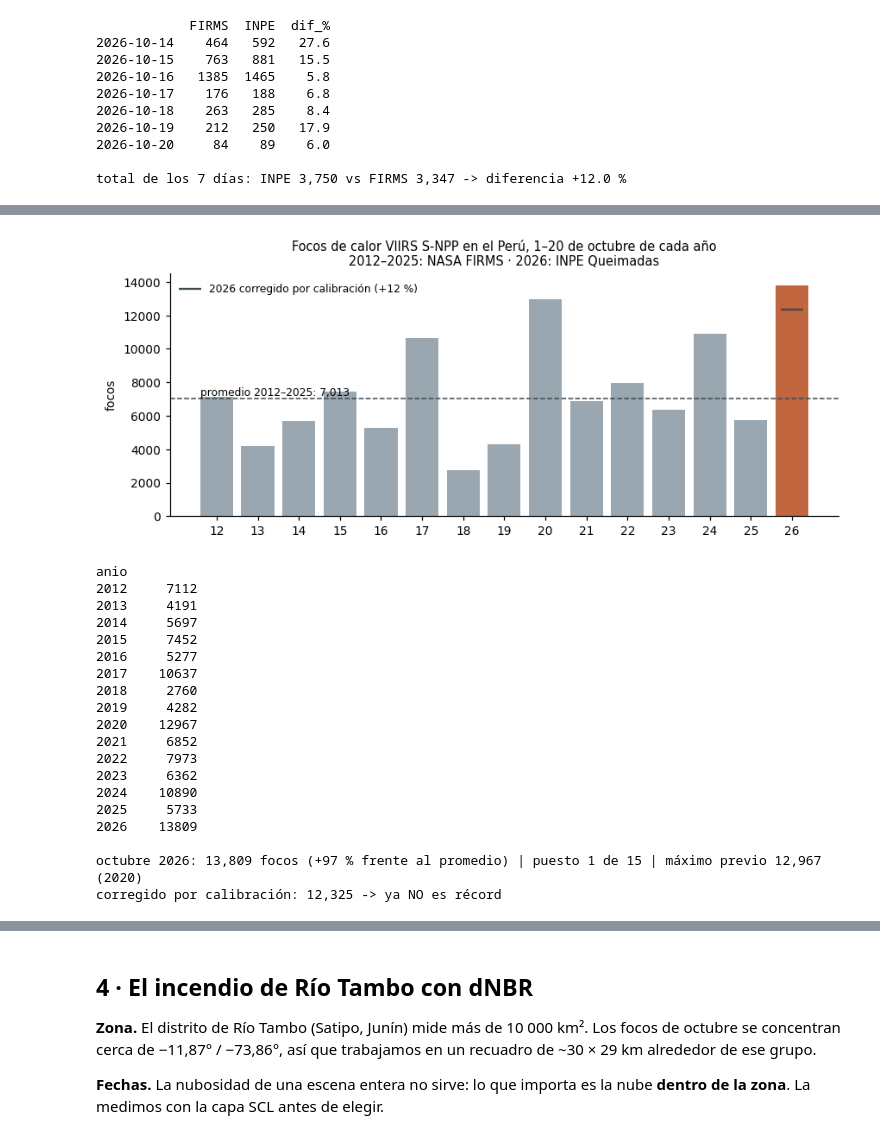
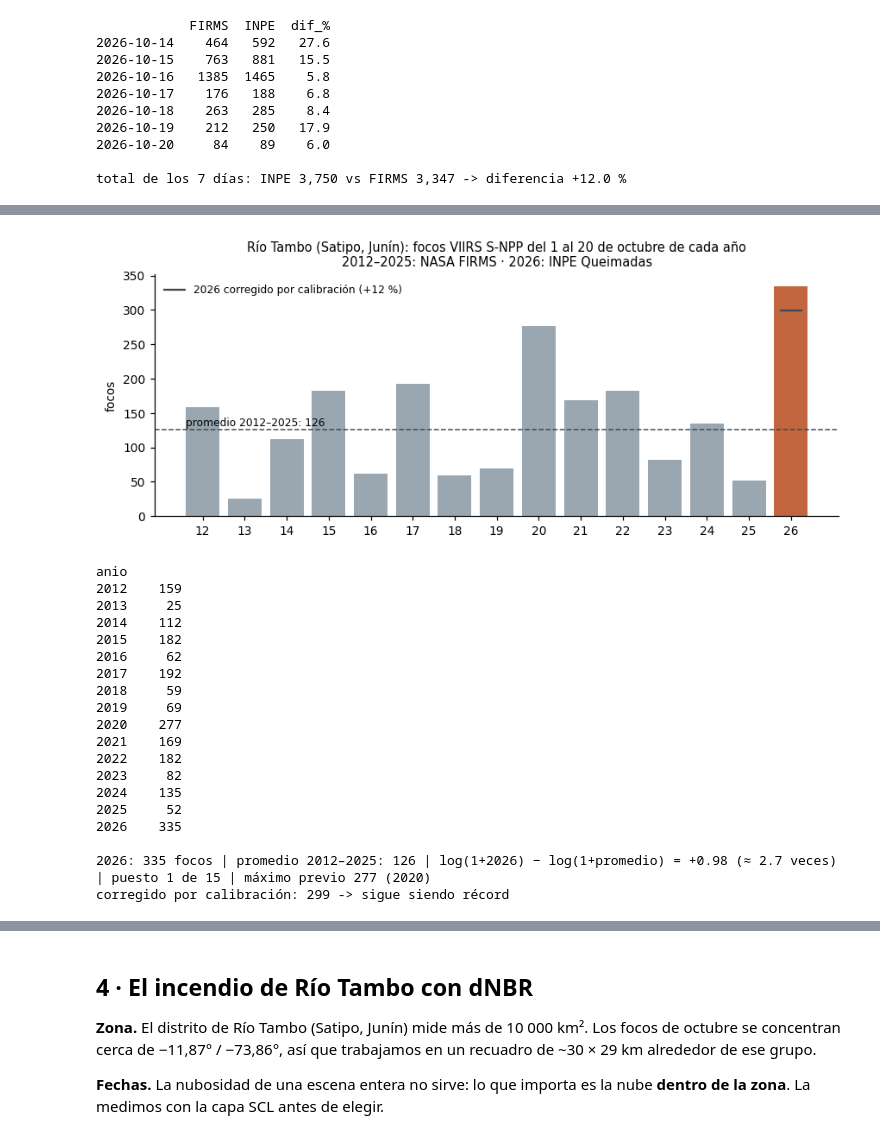
Before and after one commit to haradaoyakawahideki/Python, a Jupyter notebook: Ejercicio/incendios_2026.ipynb, the cells around one changed output, grey strips where cells are left out. Saved outputs shown, nothing was run; the diff lists cells and outputs as text; code cells hidden in the pictures.

Commit message:
Ejercicio: enfocar en Río Tambo año a año, con mapa animado de octubres
Co-Authored-By: Claude Opus 5.5 <noreply@anthropic.com>

```diff
--- a/Ejercicio/incendios_2026.ipynb
+++ b/Ejercicio/incendios_2026.ipynb
@@ -93,53 +94,60 @@ la temporada. Comparar años completos mezclaría temporadas distintas.
 # %%
-octubre = focos[(focos.fecha.str[5:7] == "10") & (focos.fecha.str[8:] <= CORTE[3:])].copy()
-oct_anio = octubre.groupby("anio").size()
-historia = oct_anio.loc[2012:2025]
+distritos = gpd.read_file("datos/distritos.geojson").to_crs(4326)
+rio_tambo = distritos[(distritos.NOMBDIST == "RIO TAMBO") & (distritos.NOMBPROV == "SATIPO")]
+
+octubre = focos[(focos.fecha.str[5:7] == "10") & (focos.fecha.str[8:] <= CORTE[3:])]
+rt = gpd.sjoin(octubre.drop(columns="NOMBDEP"), rio_tambo[["geometry"]],
+               predicate="within").drop(columns="index_right")
+rt["dia"] = rt.fecha.str[8:].astype(int)
+
+serie = rt.groupby("anio").size().reindex(range(2012, 2027), fill_value=0)
+historia = serie.loc[2012:2025]
 
 # INPE cuenta más que FIRMS (sección 2): versión de 2026 corregida por esa diferencia
 factor = 1 + total_dif / 100
-oct_corr = oct_anio[2026] / factor
-rk = oct_anio.rank(ascending=False).astype(int)
+corr_2026 = serie[2026] / factor
+rk = serie.rank(ascending=False, method="min").astype(int)
+log_dif = np.log1p(serie[2026]) - np.log1p(historia.mean())
 
 fig, ax = plt.subplots(figsize=(8, 3.4))
-colores = ["#c1663f" if a == 2026 else "#9aa7b0" for a in oct_anio.index]
-ax.bar(oct_anio.index, oct_anio.values, color=colores)
-ax.scatter([2026], [oct_corr], marker="_", s=300, color="#3c4a52", zorder=3,
+ax.bar(serie.index, serie.values, color=["#c1663f" if a == 2026 else "#9aa7b0" for a in serie.index])
+ax.scatter([2026], [corr_2026], marker="_", s=300, color="#3c4a52", zorder=3,
            label=f"2026 corregido por calibración ({total_dif:+.0f} %)")
 ax.axhline(historia.mean(), color="#3c4a52", lw=1, ls="--")
-ax.text(2011.6, historia.mean() * 1.03, f"promedio 2012–2025: {historia.mean():,.0f}", fontsize=8)
-ax.set_title("Focos de calor VIIRS S-NPP en el Perú, 1–20 de octubre de cada año\n"
+ax.text(2011.6, historia.mean() * 1.05, f"promedio 2012–2025: {historia.mean():,.0f}", fontsize=8)
+ax.set_title("Río Tambo (Satipo, Junín): focos VIIRS S-NPP del 1 al 20 de octubre de cada año\n"
              "2012–2025: NASA FIRMS · 2026: INPE Queimadas", fontsize=9.5)
 ax.set_ylabel("focos")
-ax.set_xticks(oct_anio.index, [str(a)[2:] for a in oct_anio.index])
+ax.set_xticks(serie.index, [str(a)[2:] for a in serie.index])
 ax.legend(frameon=False, fontsize=8, loc="upper left")
 plt.tight_layout()
-plt.savefig(f"{FIG}/focos_octubre_por_anio.png", bbox_inches="tight")
+plt.savefig(f"{FIG}/rio_tambo_octubres.png", bbox_inches="tight")
 plt.show()
 
-print(oct_anio.to_string())
-print(f"\noctubre 2026: {oct_anio[2026]:,} focos ({100 * (oct_anio[2026] / historia.mean() - 1):+.0f} % "
-      f"frente al promedio) | puesto {rk[2026]} de {len(rk)} | máximo previo {historia.max():,} "
-      f"({historia.idxmax()})")
-print(f"corregido por calibración: {oct_corr:,.0f} -> "
-      f"{'sigue' if oct_corr > historia.max() else 'ya NO es'} récord")
+print(serie.to_string())
+print(f"\n2026: {serie[2026]} focos | promedio 2012–2025: {historia.mean():.0f} | "
+      f"log(1+2026) − log(1+promedio) = {log_dif:+.2f} (≈ {np.exp(log_dif):.1f} veces) | "
+      f"puesto {rk[2026]} de {len(rk)} | máximo previo {historia.max()} ({historia.idxmax()})")
+print(f"corregido por calibración: {corr_2026:.0f} -> "
+      f"{'sigue siendo' if corr_2026 > historia.max() else 'ya NO es'} récord")
 # %% [output]
-[figure, old version]
+[figure, new version]
 anio
-2012     7112
-2013     4191
-2014     5697
-2015     7452
-2016     5277
-2017    10637
-2018     2760
-2019     4282
-2020    12967
-2021     6852
-2022     7973
-2023     6362
-2024    10890
-2025     5733
-2026    13809
+2012    159
+2013     25
+2014    112
+2015    182
+2016     62
+2017    192
+2018     59
+2019     69
+2020    277
+2021    169
+2022    182
+2023     82
+2024    135
+2025     52
+2026    335
 
-octubre 2026: 13,809 focos (+97 % frente al promedio) | puesto 1 de 15 | máximo previo 12,967 (2020)
-corregido por calibración: 12,325 -> ya NO es récord
+2026: 335 focos | promedio 2012–2025: 126 | log(1+2026) − log(1+promedio) = +0.98 (≈ 2.7 veces) | puesto 1 de 15 | máximo previo 277 (2020)
+corregido por calibración: 299 -> sigue siendo récord
```
Also changed, not shown: parts of 13 cells of this notebook, 7 other files.
